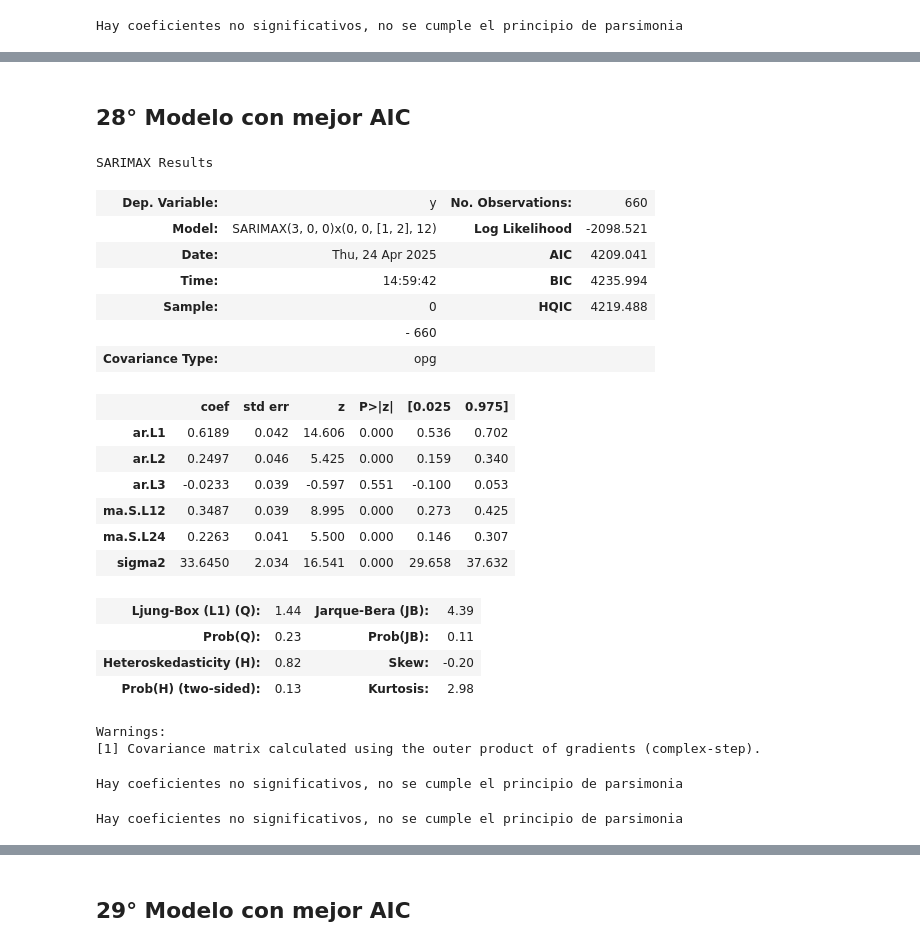
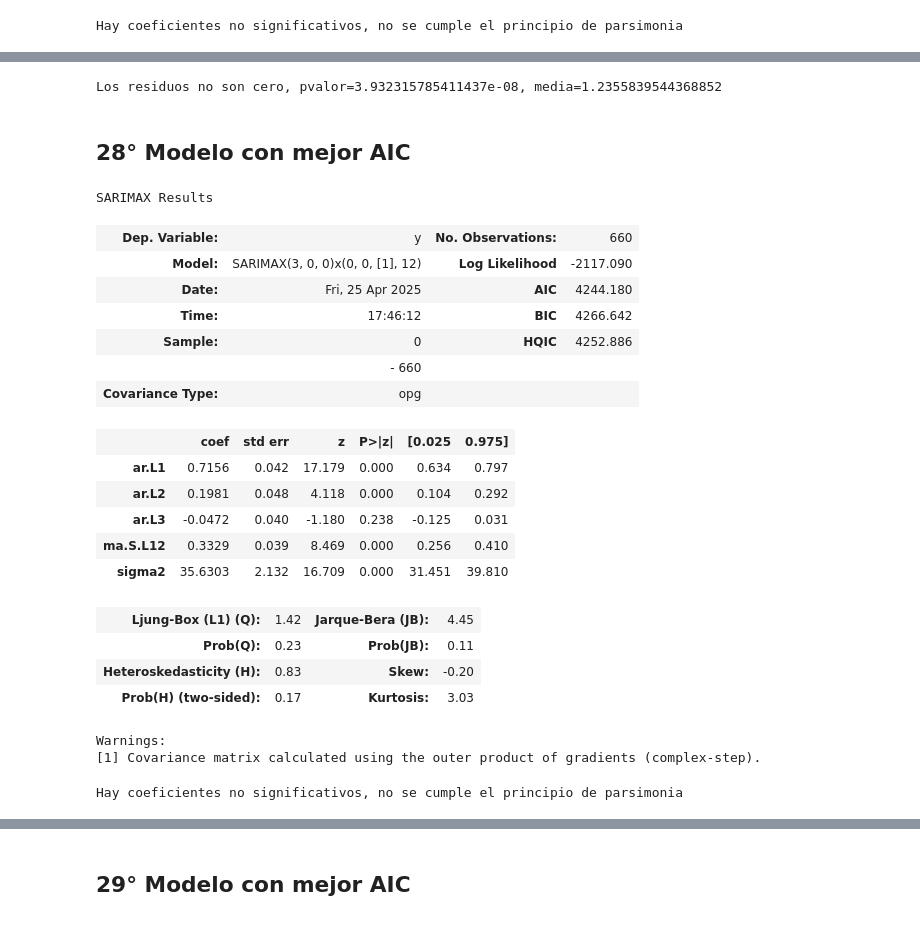
Before and after one commit to heritaco/Time-Series, a Jupyter notebook: 05-SARIMA/01-Transformacion-Yeo-Johnson/03-Encontrar-Modelos-que-Cumplan.ipynb, the cells around one changed output, grey strips where cells are left out. Drawn from its saved outputs; the diff is of its cells as text; code cells hidden in the pictures.

```diff
--- a/05-SARIMA/01-Transformacion-Yeo-Johnson/03-Encontrar-Modelos-que-Cumplan.ipynb
+++ b/05-SARIMA/01-Transformacion-Yeo-Johnson/03-Encontrar-Modelos-que-Cumplan.ipynb
@@ -53,19 +53,18 @@ date = date.astype(str).str.replace(r'(\d{4})(\d{2})', r'\1/\2', regex=True)
 date = pd.to_datetime(date, format='%Y/%m')                                     # Lo convertimos en fecha
 pre = pd.Series(pre.values, index=date)                                         # Creamos una Serie
 
+# Partir la serie para train y test
+pre_total = pre.copy()          # Copia de la serie original
+
+# Todas hasta los ultimos 12 meses
+pre = pre_total[:-12]           # Entrenamiento: todos menos los últimos 12 meses
+pre_test = pre_total[-12:]      # Test: últimos 12 meses
+
 X = pre.values.reshape(-1, 1)
 
 # Ajuste original para obtener lambda estimado
 pt = PowerTransformer(method='yeo-johnson', standardize=False)
 ypre = pt.fit_transform(X)
-lambda_est = pt.lambdas_[0]
-
-# Partir la serie para train y test
-ypre_total = ypre.copy()          # Copia de la serie original
-
-# Todas hasta los ultimos 12 meses
-ypre = ypre_total[:-12]           # Entrenamiento: todos menos los últimos 12 meses
-ypre_test = ypre_total[-12:]      # Test: últimos 12 meses
 # %% [markdown]
 # **MODELADO**
 # %%
@@ -1282,31 +1579,34 @@ Hay coeficientes no significativos, no se cumple el principio de parsimonia
+# %%
+media_cero(modelo)
+# %% [output]
+Los residuos no son cero, pvalor=3.932315785411437e-08, media=1.2355839544368852
 # %% [markdown]
 ## **28° Modelo con mejor AIC**
 # %%
 modelo=SARIMAX(ypre,
                order=(3,0,0),
-               seasonal_order=(0,0,2,12)).fit()
+               seasonal_order=(0,0,1,12)).fit()
 
 modelo.summary()
 # %% [output]
 SARIMAX Results
 | Dep. Variable: | y | No. Observations: | 660 |
-| Model: | SARIMAX(3, 0, 0)x(0, 0, [1, 2], 12) | Log Likelihood | -2098.521 |
-| Date: | Thu, 24 Apr 2025 | AIC | 4209.041 |
-| Time: | 14:59:42 | BIC | 4235.994 |
-| Sample: | 0 | HQIC | 4219.488 |
+| Model: | SARIMAX(3, 0, 0)x(0, 0, [1], 12) | Log Likelihood | -2117.090 |
+| Date: | Fri, 25 Apr 2025 | AIC | 4244.180 |
+| Time: | 17:46:12 | BIC | 4266.642 |
+| Sample: | 0 | HQIC | 4252.886 |
 |  | - 660 |  |  |
 | Covariance Type: | opg |  |  |
 |  | coef | std err | z | P>|z| | [0.025 | 0.975] |
-| ar.L1 | 0.6189 | 0.042 | 14.606 | 0.000 | 0.536 | 0.702 |
-| ar.L2 | 0.2497 | 0.046 | 5.425 | 0.000 | 0.159 | 0.340 |
-| ar.L3 | -0.0233 | 0.039 | -0.597 | 0.551 | -0.100 | 0.053 |
-| ma.S.L12 | 0.3487 | 0.039 | 8.995 | 0.000 | 0.273 | 0.425 |
-| ma.S.L24 | 0.2263 | 0.041 | 5.500 | 0.000 | 0.146 | 0.307 |
-| sigma2 | 33.6450 | 2.034 | 16.541 | 0.000 | 29.658 | 37.632 |
+| ar.L1 | 0.7156 | 0.042 | 17.179 | 0.000 | 0.634 | 0.797 |
+| ar.L2 | 0.1981 | 0.048 | 4.118 | 0.000 | 0.104 | 0.292 |
+| ar.L3 | -0.0472 | 0.040 | -1.180 | 0.238 | -0.125 | 0.031 |
+| ma.S.L12 | 0.3329 | 0.039 | 8.469 | 0.000 | 0.256 | 0.410 |
+| sigma2 | 35.6303 | 2.132 | 16.709 | 0.000 | 31.451 | 39.810 |
-| Ljung-Box (L1) (Q): | 1.44 | Jarque-Bera (JB): | 4.39 |
+| Ljung-Box (L1) (Q): | 1.42 | Jarque-Bera (JB): | 4.45 |
 | Prob(Q): | 0.23 | Prob(JB): | 0.11 |
-| Heteroskedasticity (H): | 0.82 | Skew: | -0.20 |
-| Prob(H) (two-sided): | 0.13 | Kurtosis: | 2.98 |
+| Heteroskedasticity (H): | 0.83 | Skew: | -0.20 |
+| Prob(H) (two-sided): | 0.17 | Kurtosis: | 3.03 |
 Warnings:
 [1] Covariance matrix calculated using the outer product of gradients (complex-step).
 # %%
@@ -1314,6 +1614,2 @@ parsimonia()
 # %% [output]
 Hay coeficientes no significativos, no se cumple el principio de parsimonia
-# %%
-parsimonia()
-# %% [output]
-Hay coeficientes no significativos, no se cumple el principio de parsimonia
```
Also changed, not shown: parts of 142 cells of this notebook, 14 other files.
